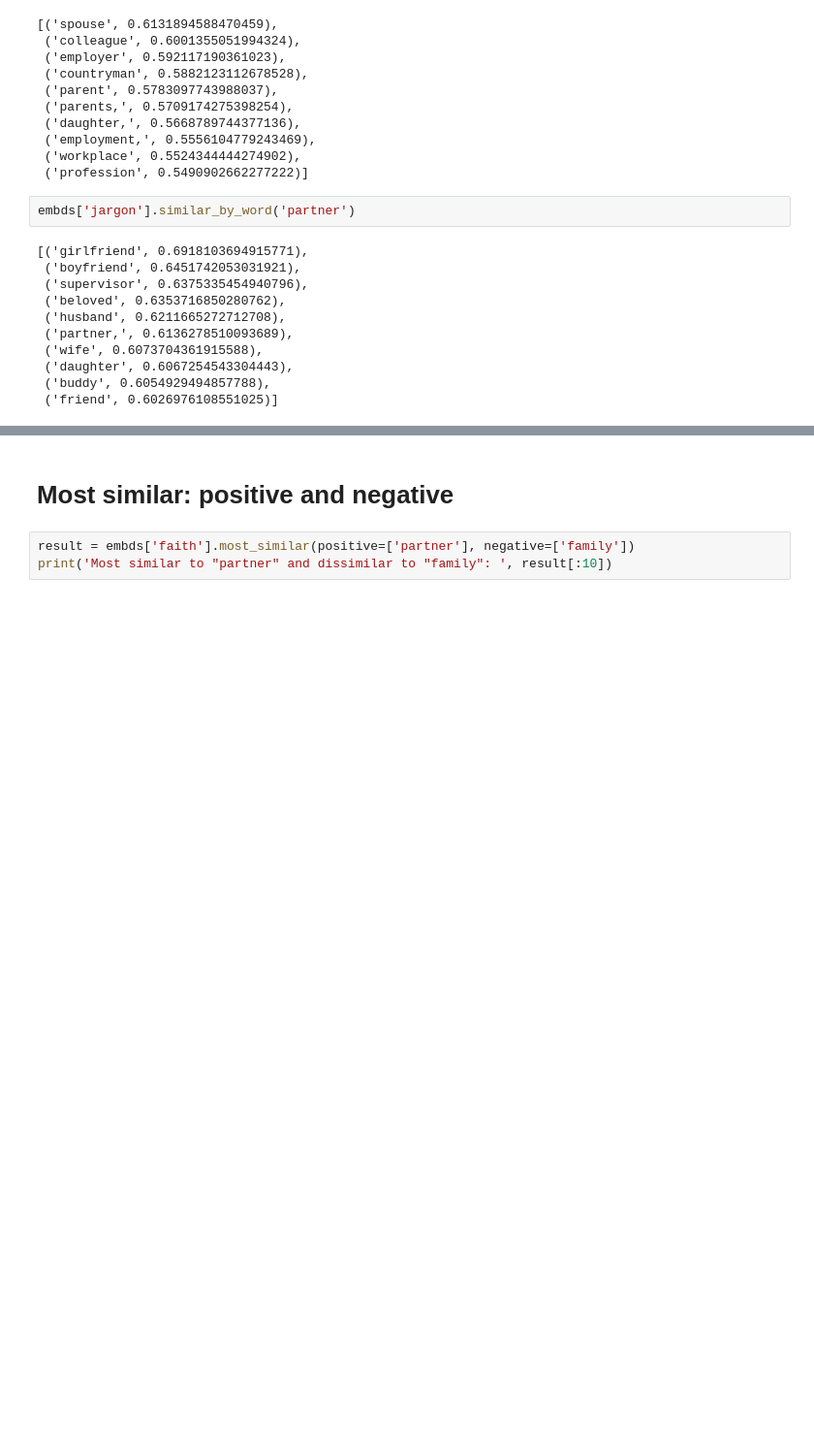
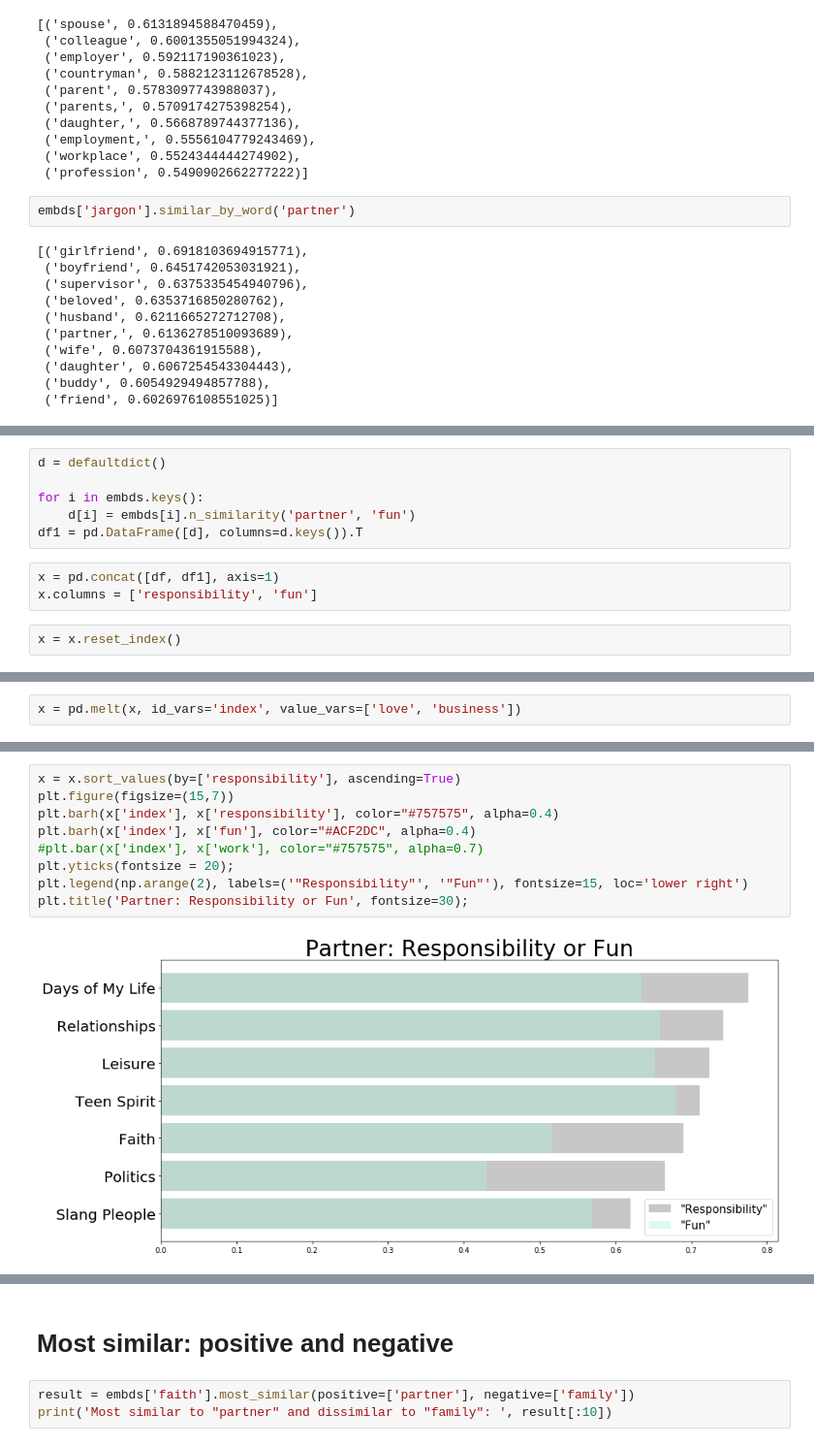
Before and after one commit to elena-du/Blogger_Boost, a Jupyter notebook: code/III-Part1_Topical_Word_Embeddings.ipynb, the cells around one changed output, grey strips where cells are left out. Shown at 97% size. Cells and saved outputs as stored; diff of their text form; blank space fills up the shorter version.

```diff
--- a/code/III-Part1_Topical_Word_Embeddings.ipynb
+++ b/code/III-Part1_Topical_Word_Embeddings.ipynb
@@ -159,0 +224,11 @@ embds['jargon'].similar_by_word('partner')
+# %%
+d = defaultdict()
+
+for i in embds.keys():
+    d[i] = embds[i].n_similarity('partner', 'fun')
+df1 = pd.DataFrame([d], columns=d.keys()).T
+# %%
+x = pd.concat([df, df1], axis=1)
+x.columns = ['responsibility', 'fun']
+# %%
+x = x.reset_index()
@@ -159,0 +246,2 @@ embds['jargon'].similar_by_word('partner')
+# %%
+x = pd.melt(x, id_vars='index', value_vars=['love', 'business'])
@@ -159,0 +266,11 @@ embds['jargon'].similar_by_word('partner')
+# %%
+x = x.sort_values(by=['responsibility'], ascending=True)
+plt.figure(figsize=(15,7))
+plt.barh(x['index'], x['responsibility'], color="#757575", alpha=0.4)
+plt.barh(x['index'], x['fun'], color="#ACF2DC", alpha=0.4)
+#plt.bar(x['index'], x['work'], color="#757575", alpha=0.7)
+plt.yticks(fontsize = 20);
+plt.legend(np.arange(2), labels=('"Responsibility"', '"Fun"'), fontsize=15, loc='lower right')
+plt.title('Partner: Responsibility or Fun', fontsize=30);
+# %% [output]
+[figure, added]
```
Also changed, not shown: parts of 15 cells of this notebook, 16 other files.
